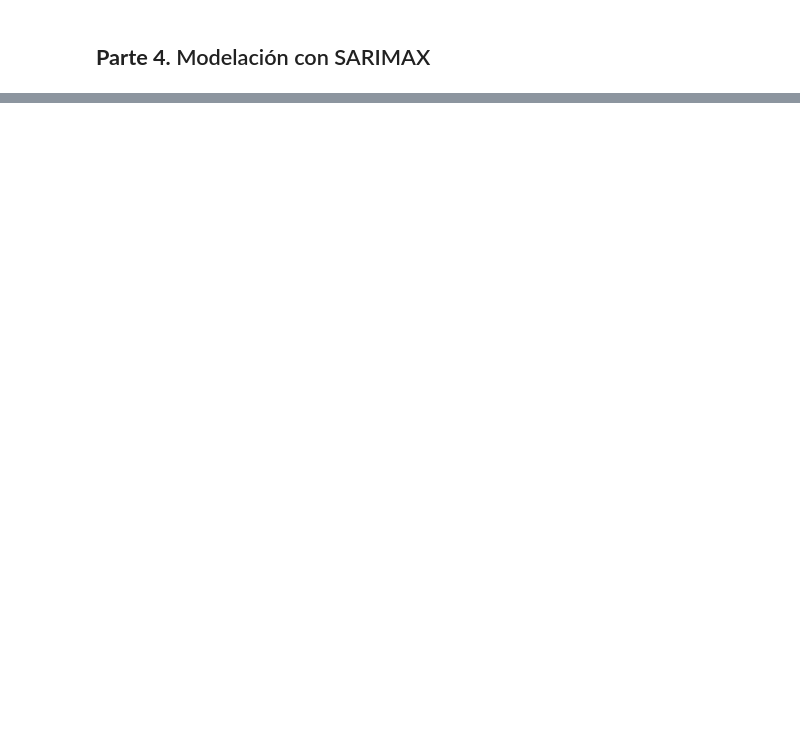
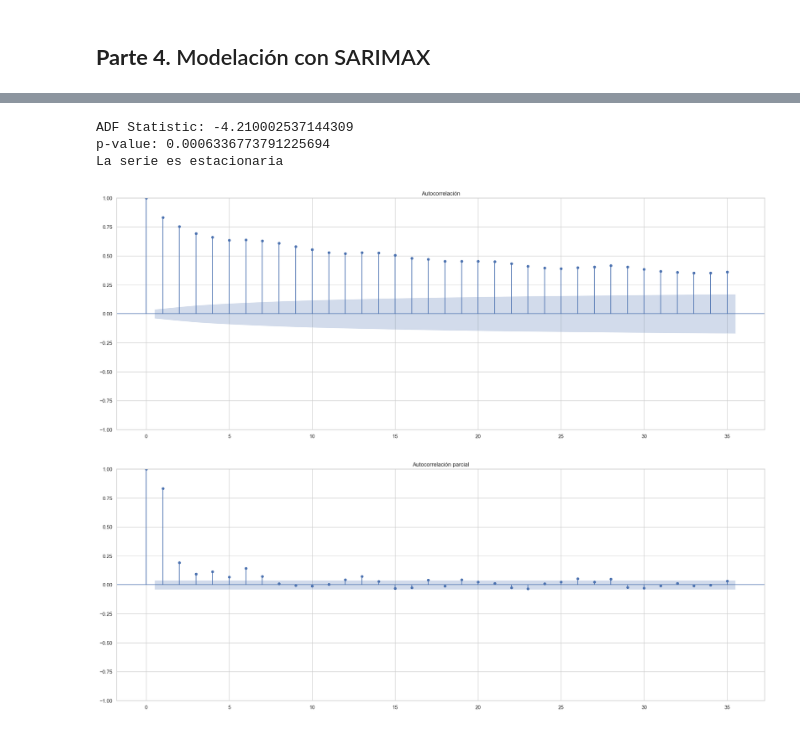
Before and after one commit to Jflorez05/Monografia_Especializacion, a Jupyter notebook: Monografia_Pred_Consumo_Gas_Colab.ipynb, the cells around one changed output, grey strips where cells are left out. Drawn from its saved outputs; the diff is of its cells as text; code cells hidden in the pictures; blank space fills up the shorter version.

```diff
--- a/Monografia_Pred_Consumo_Gas_Colab.ipynb
+++ b/Monografia_Pred_Consumo_Gas_Colab.ipynb
@@ -675,0 +546,27 @@ Requirement already satisfied: numpy==1.26.4 in /usr/local/lib/python3.10/dist-p
+# %%
+# Test de estacionalidad
+def test_stationarity(timeseries):
+    result = adfuller(timeseries)
+    print('ADF Statistic:', result[0])
+    print('p-value:', result[1])
+    if result[1] <= 0.05:
+        print('La serie es estacionaria')
+    else:
+        print('La serie no es estacionaria')
+
+test_stationarity(df_consumos_precios['MBTU_daily'])
+
+
+plot_acf(df_consumos_precios['MBTU_daily'].dropna())
+plt.title('Autocorrelación')
+plt.show()
+
+plot_pacf(df_consumos_precios['MBTU_daily'].dropna())
+plt.title('Autocorrelación parcial')
+plt.show()
+# %% [output]
+ADF Statistic: -4.210002537144309
+p-value: 0.0006336773791225694
+La serie es estacionaria
+[figure, added]
+[figure, added]
```
Also changed, not shown: parts of 40 cells of this notebook.
